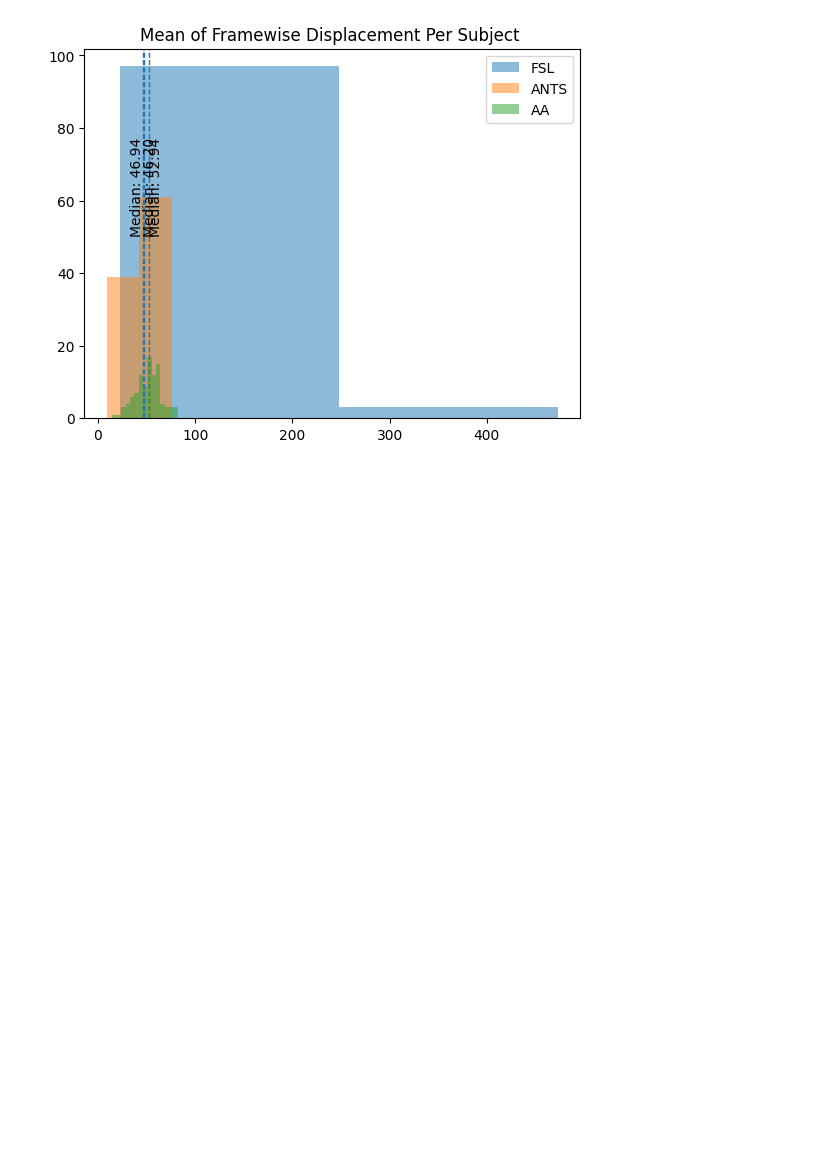
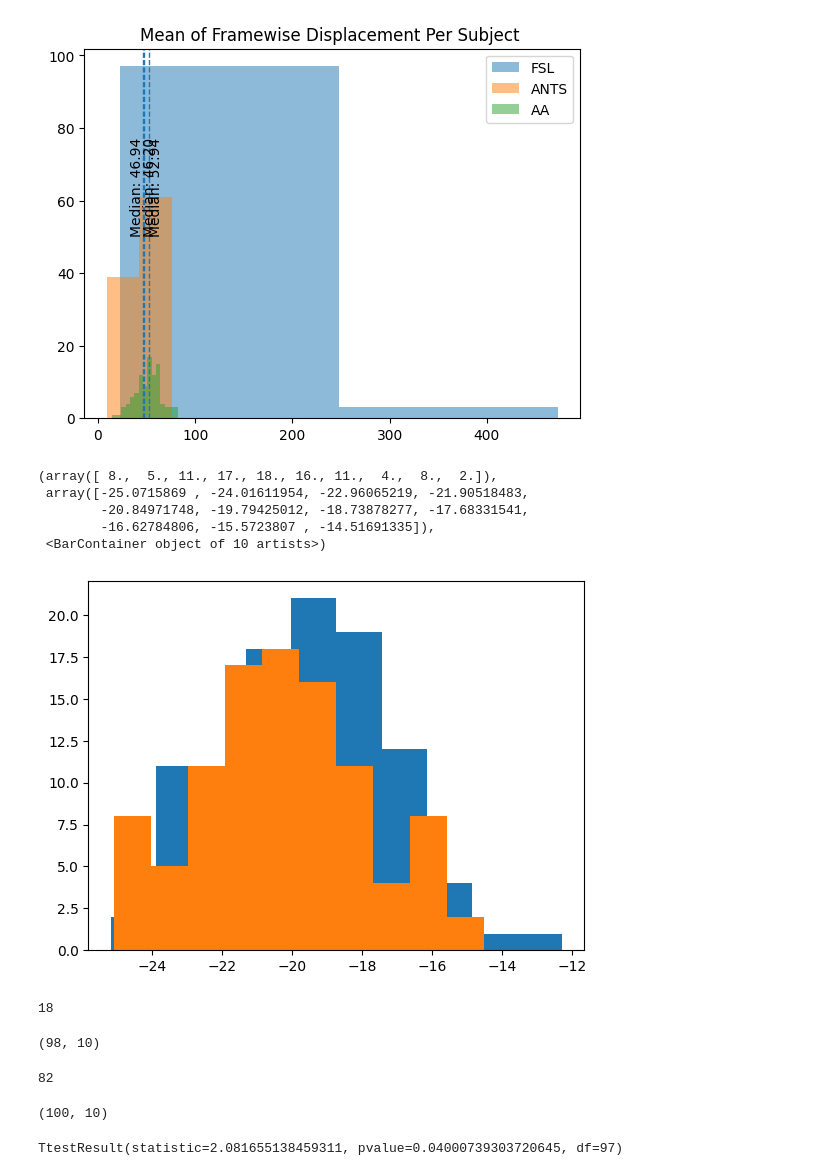
Before and after one commit to mirhnius/mca_linear_registration, a Jupyter notebook: toy_nb/gif_showcase.ipynb, the cells around one changed output. Drawn from its saved outputs; the diff is of its cells as text; code cells hidden in the pictures; blank space fills up the shorter version.

Commit message:
some test plots

```diff
--- a/toy_nb/gif_showcase.ipynb
+++ b/toy_nb/gif_showcase.ipynb
@@ -439,0 +442,3 @@ plt.show()
+# %%
+spm_a = np.loadtxt("/home/niusham/projects/rrg-jbpoline/niusham/mca_linear_registration/outputs_plots/diagrams/spm/MNI152NLin2009cAsym_res-01/FD_all.txt")
+spm_c = np.loadtxt("/home/niusham/projects/rrg-jbpoline/niusham/mca_linear_registration/outputs_plots/diagrams/spm/MNI152NLin2009cSym_res-1/FD_all.txt")
@@ -439,0 +447,31 @@ plt.show()
+# %%
+plt.hist(np.log(np.std(spm_a, axis=1)))
+plt.hist(np.log(np.std(spm_c, axis=1)))
+# %% [output]
+(array([ 8.,  5., 11., 17., 18., 16., 11.,  4.,  8.,  2.]),
+ array([-25.0715869 , -24.01611954, -22.96065219, -21.90518483,
+        -20.84971748, -19.79425012, -18.73878277, -17.68331541,
+        -16.62784806, -15.5723807 , -14.51691335]),
+ <BarContainer object of 10 artists>)
+[figure, added]
+# %%
+np.argmax(np.std(spm_a, axis=1))
+# %% [output]
+18
+# %%
+np.delete(spm_a, [82,18],axis=0).shape
+# %% [output]
+(98, 10)
+# %%
+np.argmax(np.std(np.delete(spm_a, 18,axis=0), axis=1))
+# %% [output]
+82
+# %%
+spm_c.shape
+# %% [output]
+(100, 10)
+# %%
+from scipy import stats
+stats.ttest_rel(np.log(np.std(np.delete(spm_a, [82,18],axis=0), axis=1)),np.log(np.std(np.delete(spm_c, [82,18],axis=0), axis=1)))
+# %% [output]
+TtestResult(statistic=2.081655138459311, pvalue=0.04000739303720645, df=97)
```
Also changed, not shown: parts of 2 cells of this notebook.
